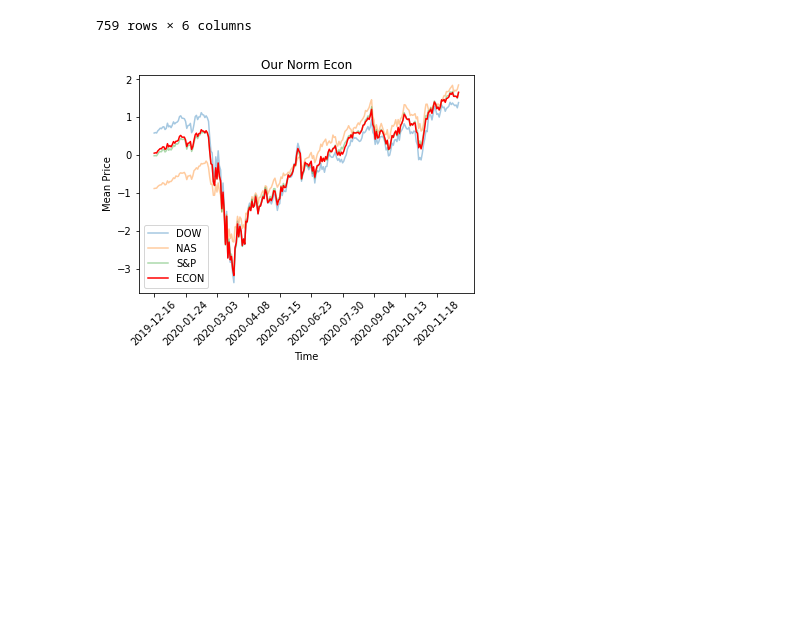
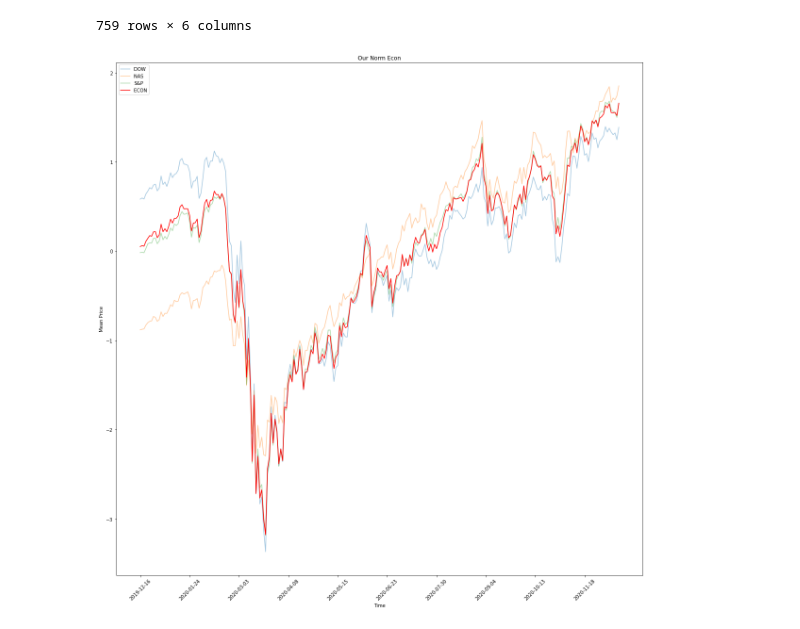
Before and after one commit to JonathanConn/320_final, a Jupyter notebook: main.ipynb, the cells around one changed output. Cells and saved outputs as stored; diff of their text form; code cells hidden in the pictures; blank space fills up the shorter version.

```diff
--- a/main.ipynb
+++ b/main.ipynb
@@ -163,26 +169,28 @@ master_df
 | 758 | 2020-12-15 | S&P | 3666.409912 | 3695.290039 | 3659.620117 | 3694.620117 |
 759 rows × 6 columns
 # %%
+figure(figsize=(20, 10))
+
 # sum each index for every date and mean normalizing
 df = master_df.groupby(master_df.index // 3).sum()
 norm_df = (df - df.mean()) / df.std()
 
 # appending dates back for graphing
 norm_df.insert(loc=0, column='Date', value=dow_df['Date'])
 
 plt.plot(norm_dow['Date'], norm_dow['Close'], label='DOW', alpha=0.4)
 plt.plot(norm_nas['Date'], norm_nas['Close'], label='NAS', alpha=0.4)
 plt.plot(norm_sp['Date'], norm_sp['Close'], label='S&P', alpha=0.4)
 
 plt.plot(norm_df['Date'], norm_df['Close'], color='red', label='ECON')
 
 plt.title('Our Norm Econ')
 plt.xlabel('Time')
 plt.ylabel('Mean Price')
 
 plt.xticks(norm_df['Date'], norm_df['Date'], rotation=45)
 plt.locator_params(axis='x', nbins=10)
 plt.legend()
 plt.show()
 # %% [output]
-[figure, old version]
+[figure, new version]
```
Also changed, not shown: parts of 3 cells of this notebook.
